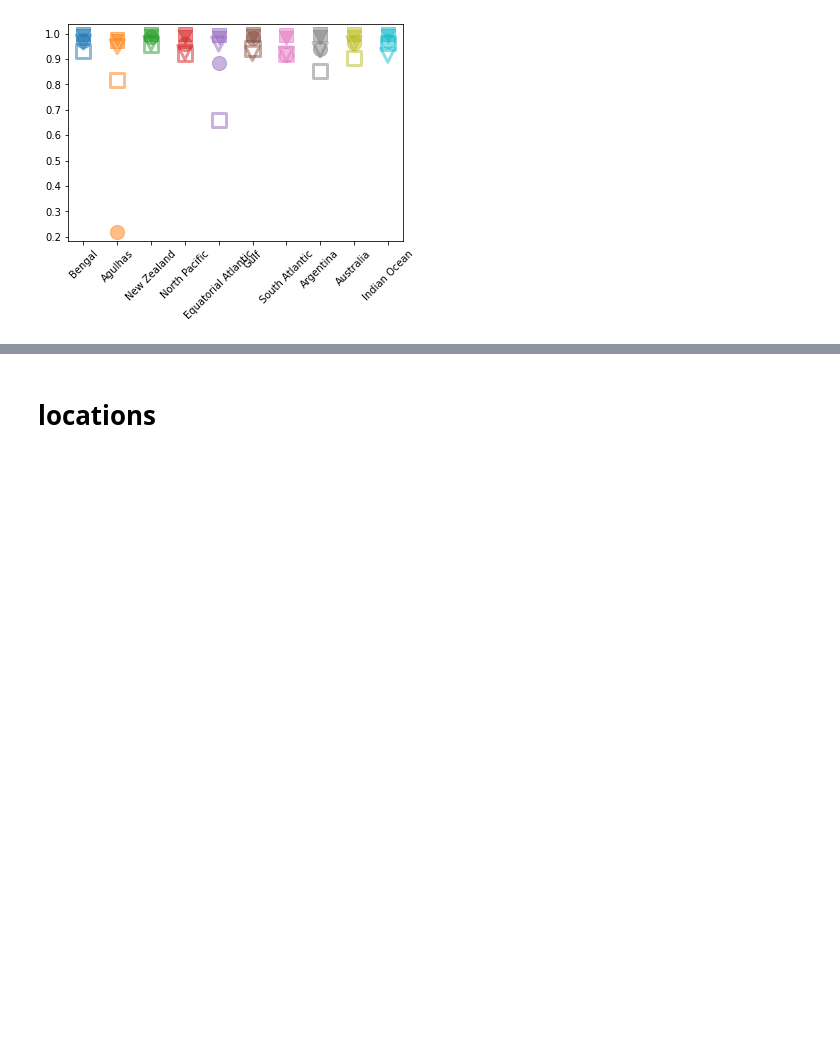
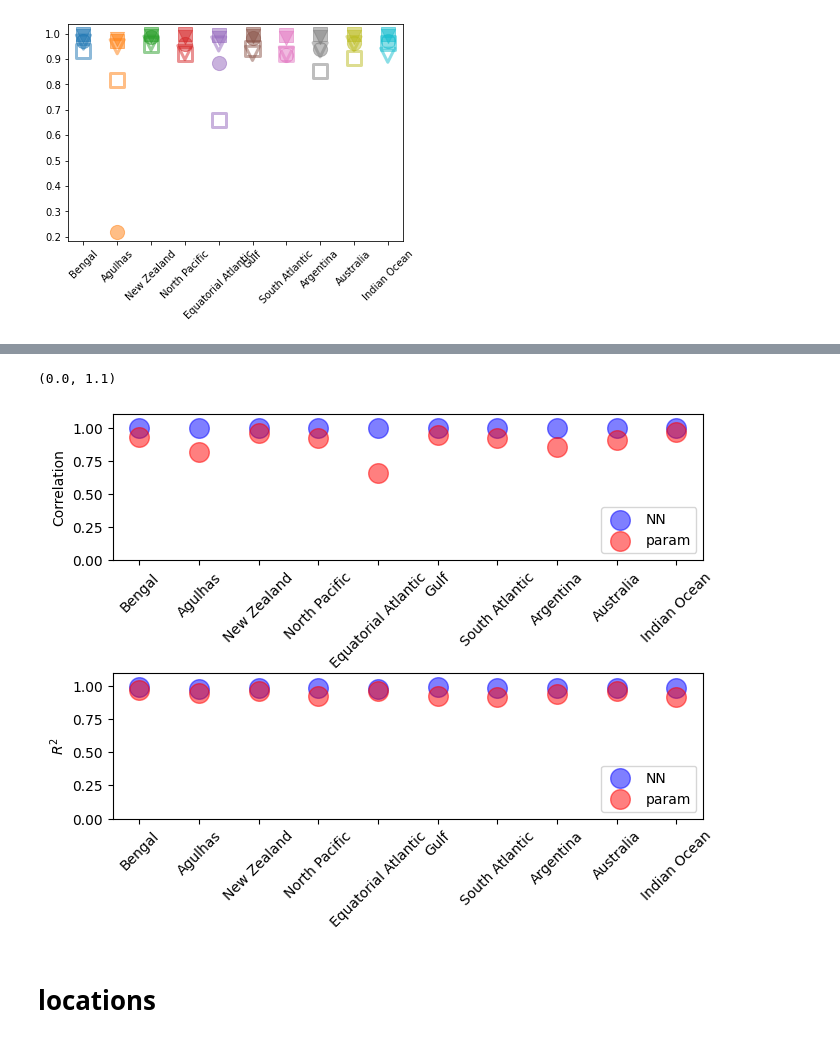
Before and after one commit to abodner/submeso_ML, a Jupyter notebook: notebooks/diagnostics/diagnostics.ipynb, the cells around one changed output, grey strips where cells are left out. Cells and saved outputs as stored; diff of their text form; code cells hidden in the pictures; blank space fills up the shorter version.

```diff
--- a/notebooks/diagnostics/diagnostics.ipynb
+++ b/notebooks/diagnostics/diagnostics.ipynb
@@ -482,3 +572,32 @@ plt.savefig('./figures/fcnn/r2_corr_mse')
+# %%
+from matplotlib.pyplot import cm
+
+fig, axes = plt.subplots(nrows=2, ncols=1,figsize=(8,6))
+fig.tight_layout(pad=6.0)
+
+plt.subplot(2,1,1)
+plt.scatter(label_list,corr_cnn, color='b',marker='o',s=200,alpha=0.5,label='NN')
+plt.scatter(label_list,corr_param, color='r',marker='o',s=200,alpha=0.5,label='param')
+#plt.scatter(label_list,1-mse_cnn,color='g',s=200,alpha=0.5, label='1-MSE NN')
+my_xticks = label_list
+plt.xticks(np.arange(10), my_xticks,rotation = 45);
+plt.legend(fontsize=10, loc='lower right')
+plt.ylabel('Correlation')
+plt.ylim([0,1.1])
+
+plt.subplot(2,1,2)
+plt.scatter(label_list,1-mse_cnn,color='b',s=200,alpha=0.5,label='NN')
+plt.scatter(label_list,1-mse_param,color='r',s=200,alpha=0.5,label='param')
+my_xticks = label_list
+plt.xticks(np.arange(10), my_xticks,rotation = 45,fontsize=10);
+plt.legend(fontsize=10, loc='lower right')
+plt.ylabel(r'$R^2$')
+plt.ylim([0,1.1])
+
+#plt.savefig('./figures/r2_corr')
+# %% [output]
+(0.0, 1.1)
+[figure, added]
 # %%
 
 
```
Also changed, not shown: parts of 13 cells of this notebook, 12 other files.
